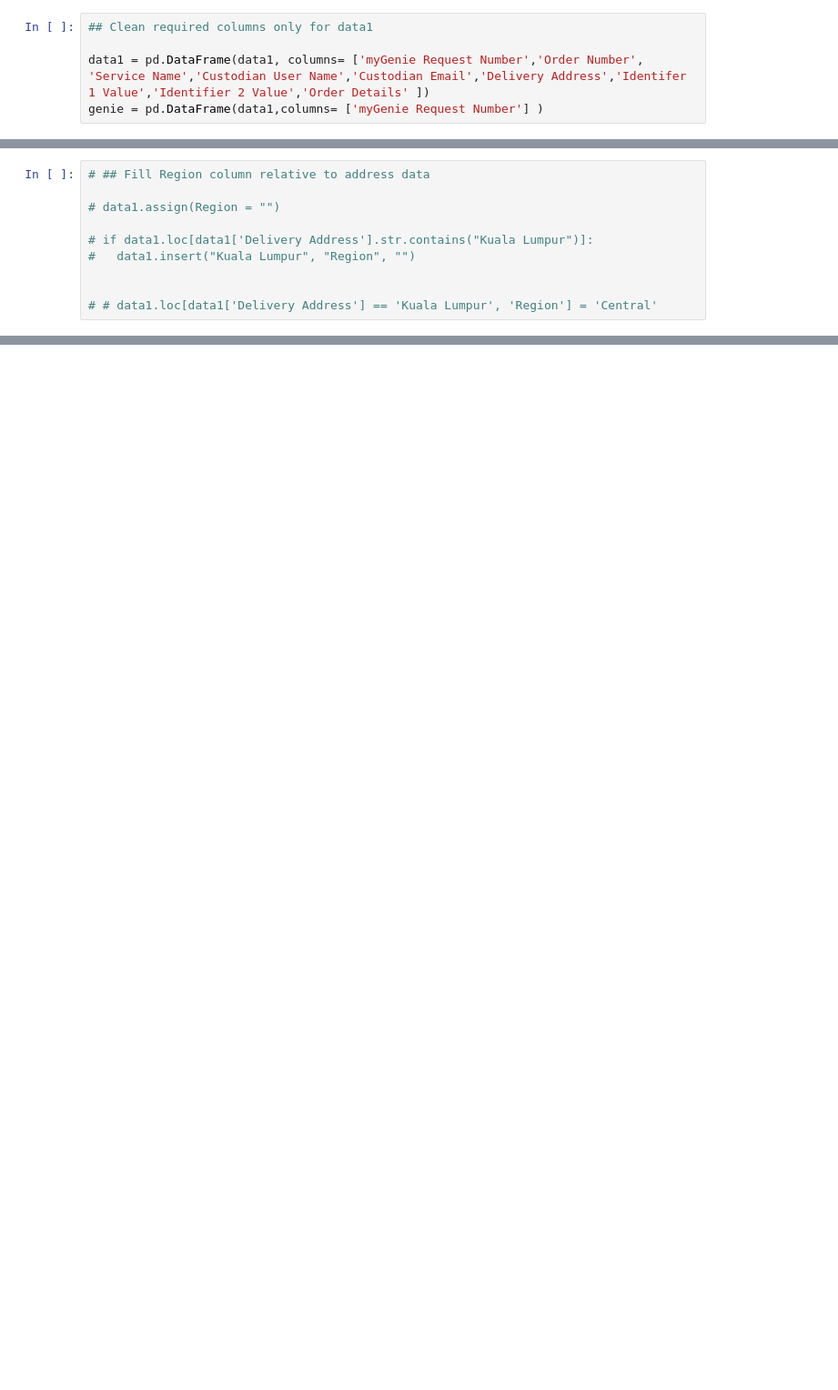
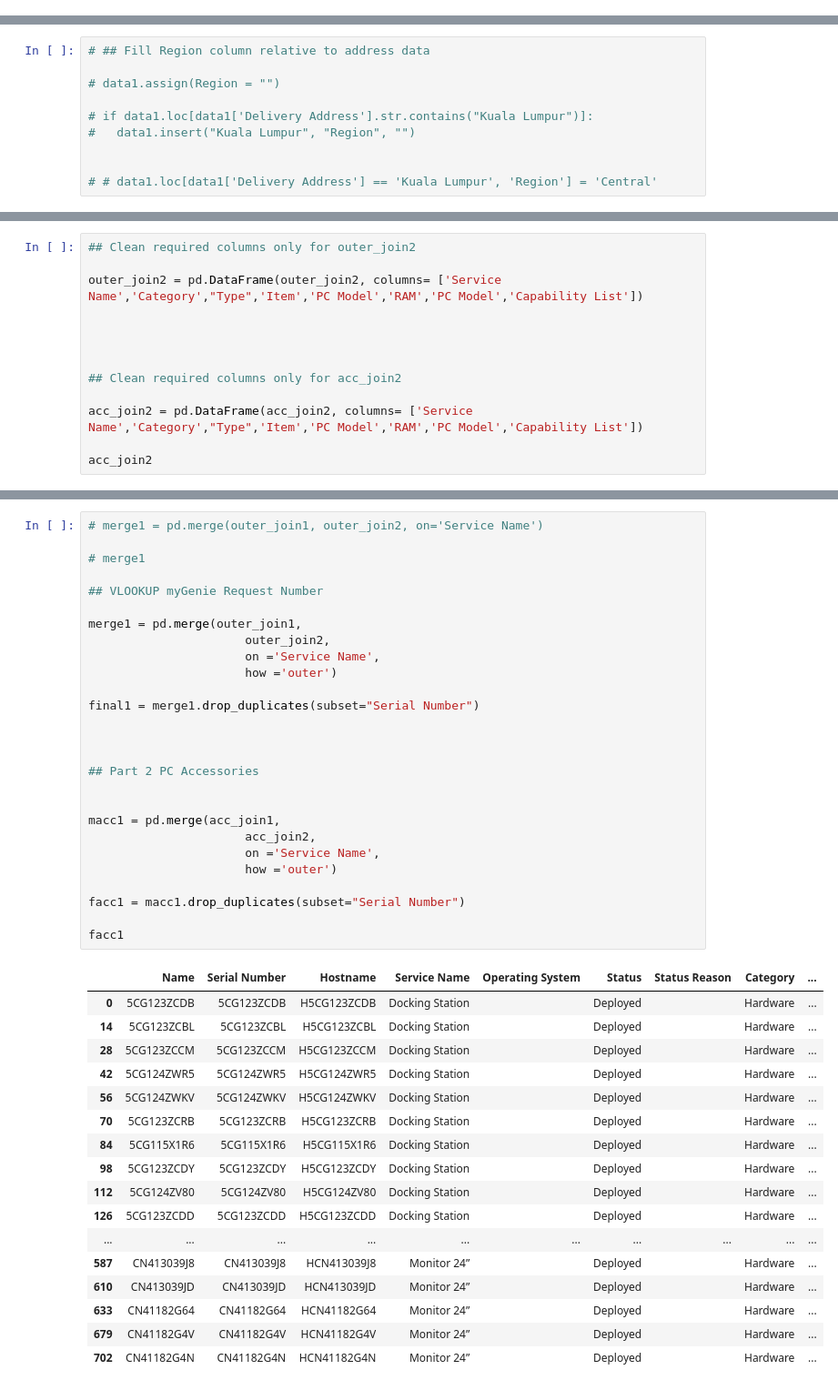
Before and after one commit to zahidhamidi/GEES, a Jupyter notebook: CMDB_Automation.ipynb, the cells around one changed output, grey strips where cells are left out. Shown at 91% size. Drawn from its saved outputs; the diff is of its cells as text; blank space fills up the shorter version.

Commit message:
Complete and run Part 2 code

```diff
--- a/CMDB_Automation.ipynb
+++ b/CMDB_Automation.ipynb
@@ -64,5 +175,0 @@ See the caveats in the documentation: https://pandas.pydata.org/pandas-docs/stab
-# %%
-## Clean required columns only for data1
-
-data1 = pd.DataFrame(data1, columns= ['myGenie Request Number','Order Number', 'Service Name','Custodian User Name','Custodian Email','Delivery Address','Identifer 1 Value','Identifier 2 Value','Order Details' ])
-genie = pd.DataFrame(data1,columns= ['myGenie Request Number'] )
@@ -1041,0 +611,13 @@ DataFrame is written to Excel File successfully.
+# %%
+## Clean required columns only for outer_join2
+
+outer_join2 = pd.DataFrame(outer_join2, columns= ['Service Name','Category',"Type",'Item','PC Model','RAM','PC Model','Capability List'])
+
+
+
+
+## Clean required columns only for acc_join2
+
+acc_join2 = pd.DataFrame(acc_join2, columns= ['Service Name','Category',"Type",'Item','PC Model','RAM','PC Model','Capability List'])
+
+acc_join2
@@ -1041,0 +642,45 @@ DataFrame is written to Excel File successfully.
+# %%
+# merge1 = pd.merge(outer_join1, outer_join2, on='Service Name')
+
+# merge1
+
+## VLOOKUP myGenie Request Number
+
+merge1 = pd.merge(outer_join1,
+                      outer_join2,
+                      on ='Service Name',
+                      how ='outer')
+
+final1 = merge1.drop_duplicates(subset="Serial Number")
+
+
+
+## Part 2 PC Accessories
+
+
+macc1 = pd.merge(acc_join1,
+                      acc_join2,
+                      on ='Service Name',
+                      how ='outer')
+
+facc1 = macc1.drop_duplicates(subset="Serial Number")
+
+facc1
+# %% [output]
+|  | Name | Serial Number | Hostname | Service Name | Operating System | Status | Status Reason | Category | ... |
+| 0 | 5CG123ZCDB | 5CG123ZCDB | H5CG123ZCDB | Docking Station |  | Deployed |  | Hardware | ... |
+| 14 | 5CG123ZCBL | 5CG123ZCBL | H5CG123ZCBL | Docking Station |  | Deployed |  | Hardware | ... |
+| 28 | 5CG123ZCCM | 5CG123ZCCM | H5CG123ZCCM | Docking Station |  | Deployed |  | Hardware | ... |
+| 42 | 5CG124ZWR5 | 5CG124ZWR5 | H5CG124ZWR5 | Docking Station |  | Deployed |  | Hardware | ... |
+| 56 | 5CG124ZWKV | 5CG124ZWKV | H5CG124ZWKV | Docking Station |  | Deployed |  | Hardware | ... |
+| 70 | 5CG123ZCRB | 5CG123ZCRB | H5CG123ZCRB | Docking Station |  | Deployed |  | Hardware | ... |
+| 84 | 5CG115X1R6 | 5CG115X1R6 | H5CG115X1R6 | Docking Station |  | Deployed |  | Hardware | ... |
+| 98 | 5CG123ZCDY | 5CG123ZCDY | H5CG123ZCDY | Docking Station |  | Deployed |  | Hardware | ... |
+| 112 | 5CG124ZV80 | 5CG124ZV80 | H5CG124ZV80 | Docking Station |  | Deployed |  | Hardware | ... |
+| 126 | 5CG123ZCDD | 5CG123ZCDD | H5CG123ZCDD | Docking Station |  | Deployed |  | Hardware | ... |
+| ... | ... | ... | ... | ... | ... | ... | ... | ... | ... |
+| 587 | CN413039J8 | CN413039J8 | HCN413039J8 | Monitor 24” |  | Deployed |  | Hardware | ... |
+| 610 | CN413039JD | CN413039JD | HCN413039JD | Monitor 24” |  | Deployed |  | Hardware | ... |
+| 633 | CN41182G64 | CN41182G64 | HCN41182G64 | Monitor 24” |  | Deployed |  | Hardware | ... |
+| 679 | CN41182G4V | CN41182G4V | HCN41182G4V | Monitor 24” |  | Deployed |  | Hardware | ... |
+| 702 | CN41182G4N | CN41182G4N | HCN41182G4N | Monitor 24” |  | Deployed |  | Hardware | ... |
```
Also changed, not shown: parts of 145 cells of this notebook.
